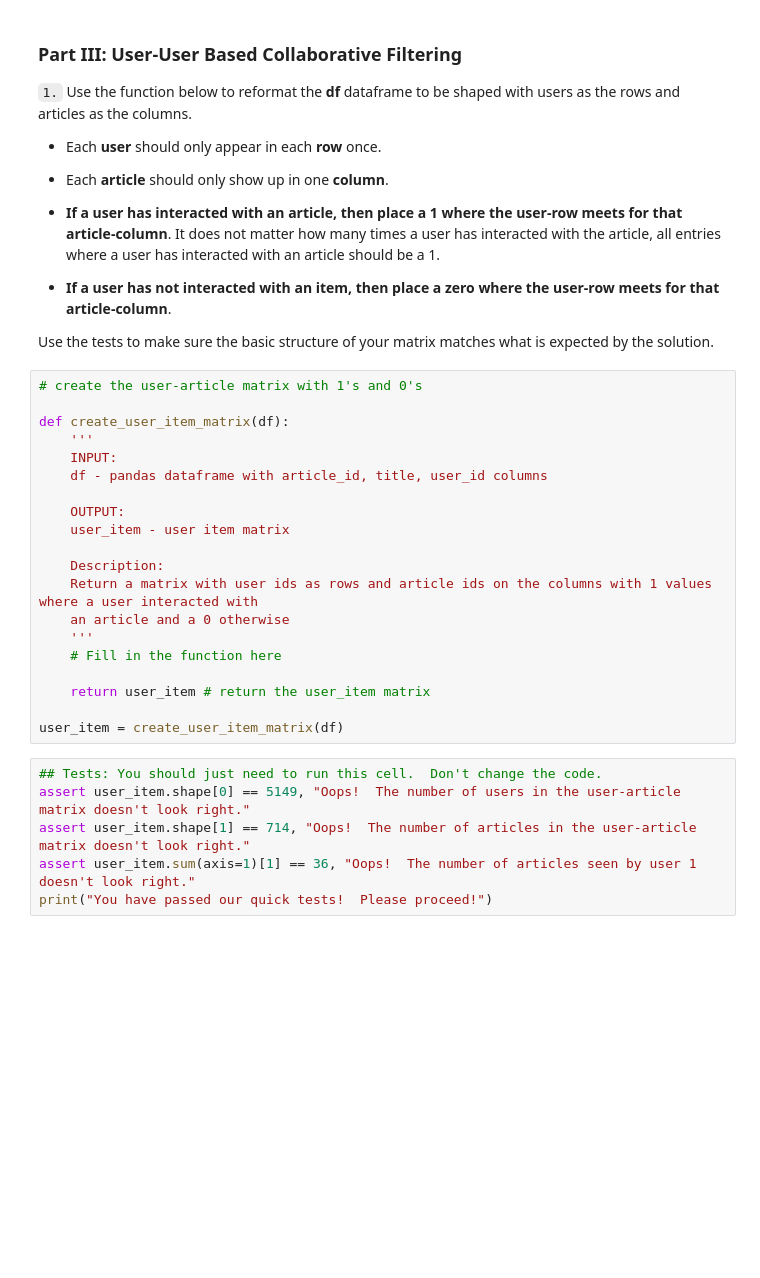
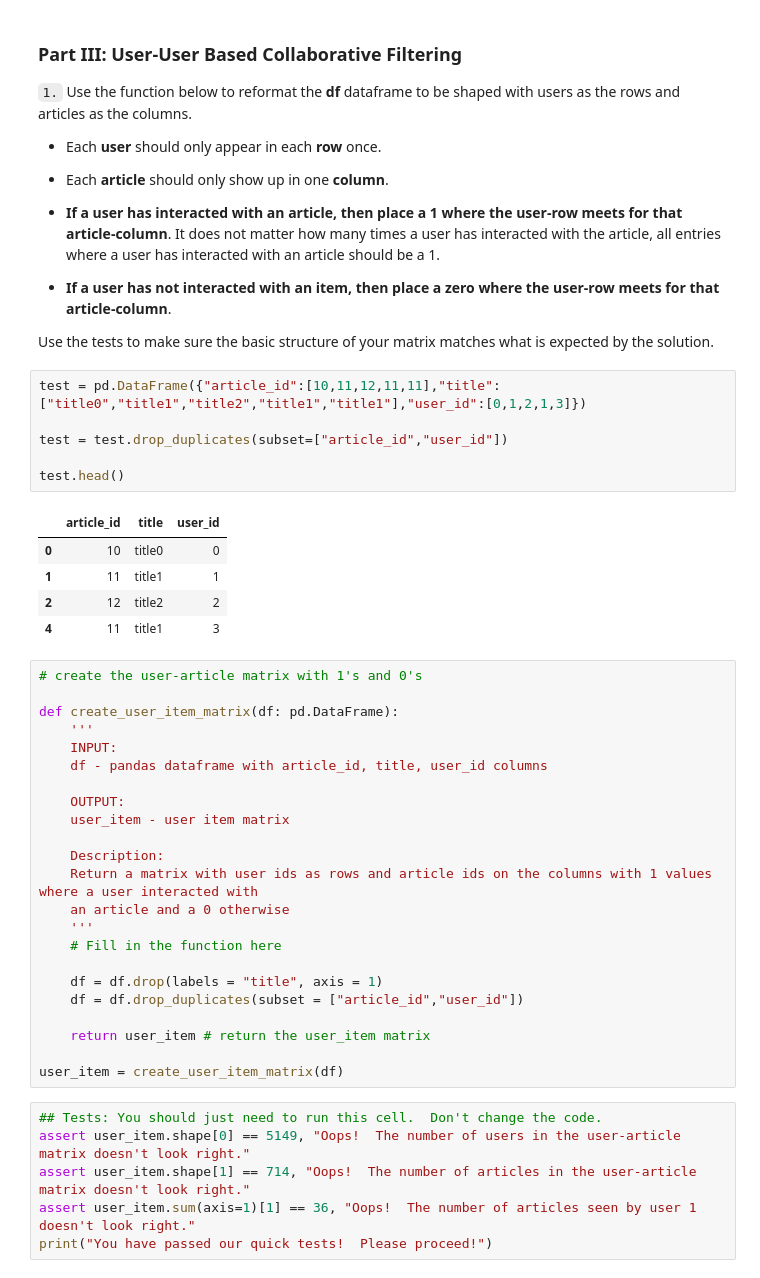
Before and after one commit to CristianCapsuna/Recommendations_with_IBM, a Jupyter notebook: Recommendations_with_IBM.ipynb, the cells around one changed output. Saved outputs shown, nothing was run; the diff lists cells and outputs as text; blank space fills up the shorter version.

```diff
--- a/Recommendations_with_IBM.ipynb
+++ b/Recommendations_with_IBM.ipynb
@@ -292,10 +292,22 @@ Your top_20 looks like the solution list! Nice job.
 * **If a user has not interacted with an item, then place a zero where the user-row meets for that article-column**.
 
 Use the tests to make sure the basic structure of your matrix matches what is expected by the solution.
+# %%
+test = pd.DataFrame({"article_id":[10,11,12,11,11],"title":["title0","title1","title2","title1","title1"],"user_id":[0,1,2,1,3]})
+
+test = test.drop_duplicates(subset=["article_id","user_id"])
+
+test.head()
+# %% [output]
+|  | article_id | title | user_id |
+| 0 | 10 | title0 | 0 |
+| 1 | 11 | title1 | 1 |
+| 2 | 12 | title2 | 2 |
+| 4 | 11 | title1 | 3 |
 # %%
 # create the user-article matrix with 1's and 0's
 
-def create_user_item_matrix(df):
+def create_user_item_matrix(df: pd.DataFrame):
     '''
     INPUT:
     df - pandas dataframe with article_id, title, user_id columns
@@ -309,6 +321,9 @@ def create_user_item_matrix(df):
     '''
     # Fill in the function here
 
+    df = df.drop(labels = "title", axis = 1)
+    df = df.drop_duplicates(subset = ["article_id","user_id"])
+
     return user_item # return the user_item matrix
 
 user_item = create_user_item_matrix(df)
```
